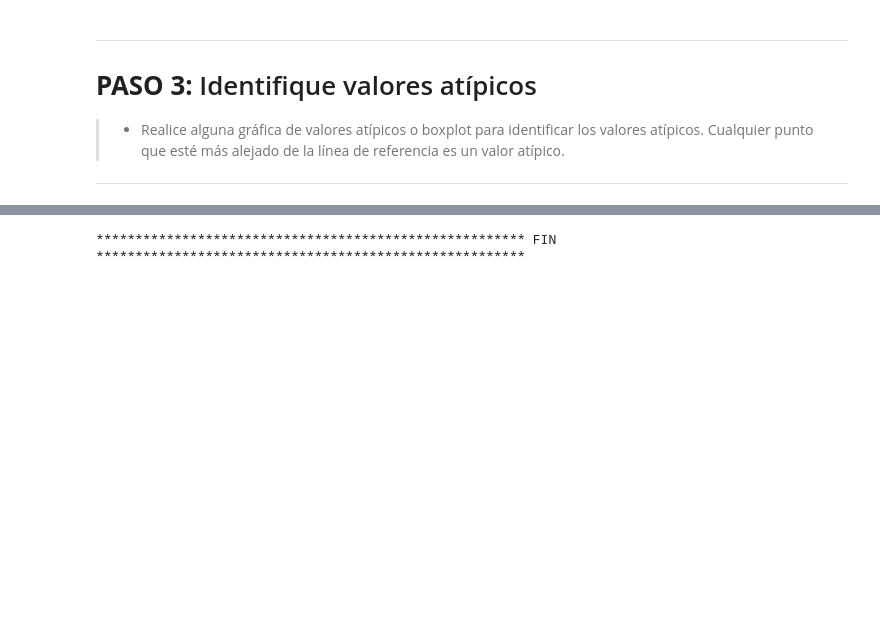
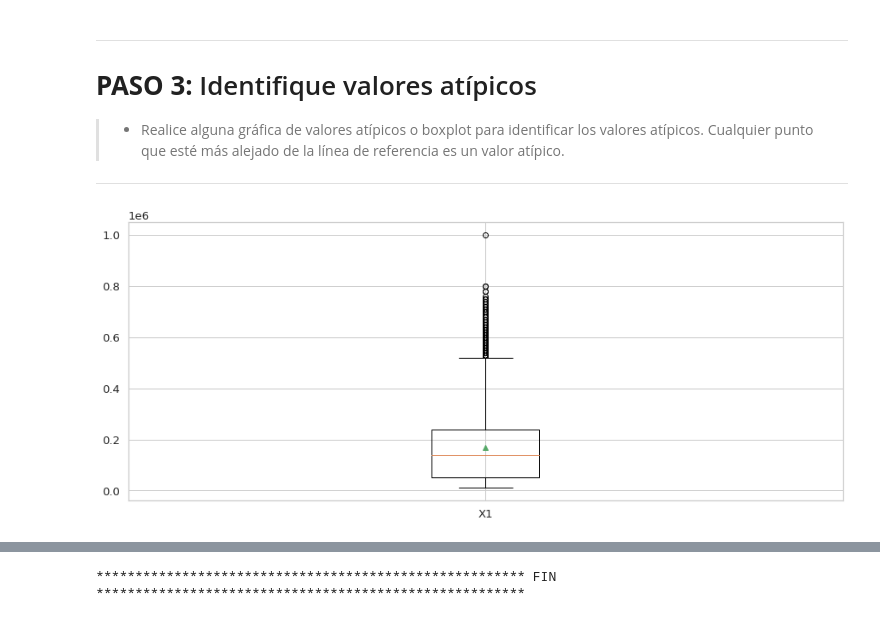
Before and after one commit to PosgradoMNA/actividades-del-projecto-team_59, a Jupyter notebook: Actividad_Sem_04_CD_PCA.ipynb, the cells around one changed output, grey strips where cells are left out. Saved outputs shown, nothing was run; the diff lists cells and outputs as text; code cells hidden in the pictures; blank space fills up the shorter version.

```diff
--- a/Actividad_Sem_04_CD_PCA.ipynb
+++ b/Actividad_Sem_04_CD_PCA.ipynb
@@ -761,3 +773,10 @@ Name: PC2, dtype: float64
 # **PASO 3:** Identifique valores atípicos
 > * Realice alguna gráfica de valores atípicos o boxplot para identificar los valores atípicos. Cualquier punto que esté más alejado de la línea de referencia es un valor atípico.
 ---
+# %%
+import matplotlib.pyplot as plt
+plt.boxplot(ndfinal.X1, labels=['X1'], showmeans=True)
+plt.show()
+#VarCat = ['X2', 'X3', 'X4', 'X6', 'X7', 'X8', 'X9', 'X10', 'X11', 'Y']
+# %% [output]
+[figure, added]
```
Also changed, not shown: parts of 15 cells of this notebook.
